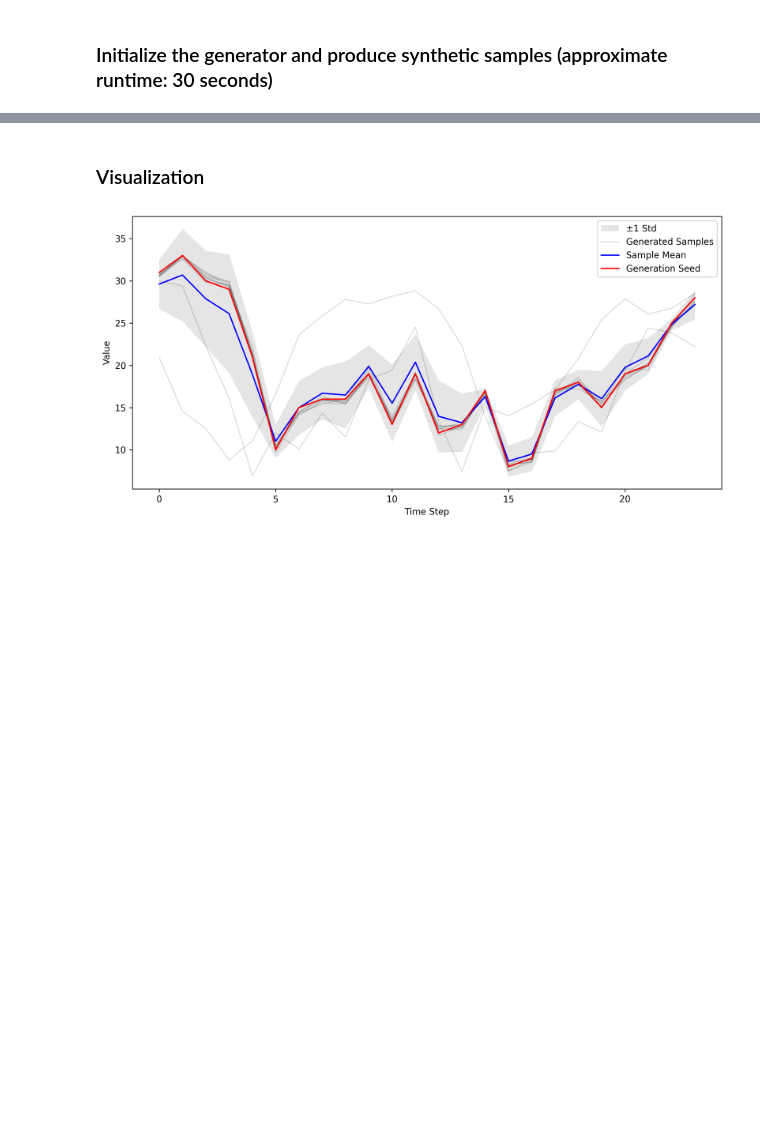
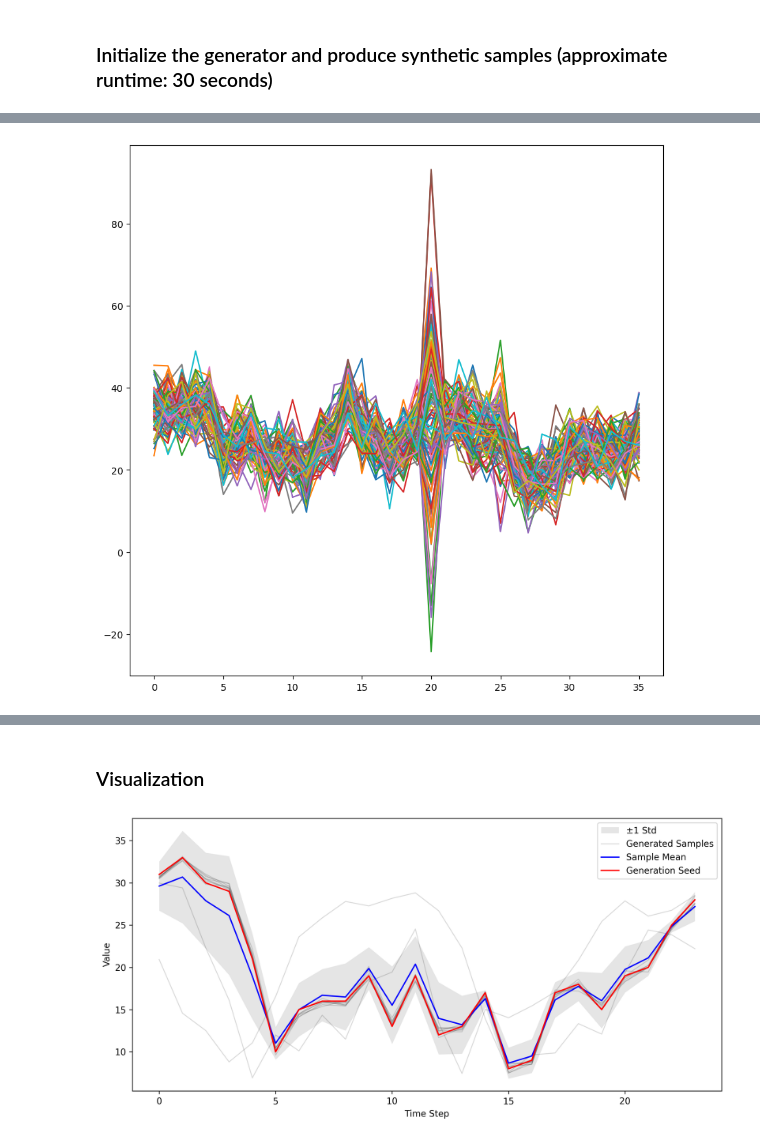
Before and after one commit to jhyeoh2002/V2B_Optimization_with_AI_on_BSS, a Jupyter notebook: time_series_generator/scripts/demo_code.ipynb, the cells around one changed output, grey strips where cells are left out. Drawn from its saved outputs; the diff is of its cells as text; code cells hidden in the pictures; blank space fills up the shorter version.

Commit message:
new generator v0

```diff
--- a/time_series_generator/scripts/demo_code.ipynb
+++ b/time_series_generator/scripts/demo_code.ipynb
@@ -2,0 +28,20 @@
+# %%
+from time_series_generator.core import Generator as BlockGenerator
+from time_series_generator.preprocessing import DataPrepare
+import config as cfg
+
+dataprep = DataPrepare(
+    window_size=36,
+    resolution=cfg.RESOLUTION,
+    tolerance=1
+)
+
+# 新的呼叫方式
+generator_random = BlockGenerator(
+    seed=sample_seed,
+    datapreparer=dataprep,
+    window_size=36,
+    max_shift=cfg.MAX_SHIFT,
+    top_k=cfg.TOP_K,
+    random_state=cfg.RANDOM_STATE,
+)
@@ -2,0 +66,8 @@
+# %%
+import matplotlib.pyplot as plt
+plt.figure(figsize=(10, 10))
+for sample in sample_withseed:
+    plt.plot(sample)
+plt.show()
+# %% [output]
+[figure, added]
```
Also changed, not shown: parts of 9 cells of this notebook, 3 other files.
